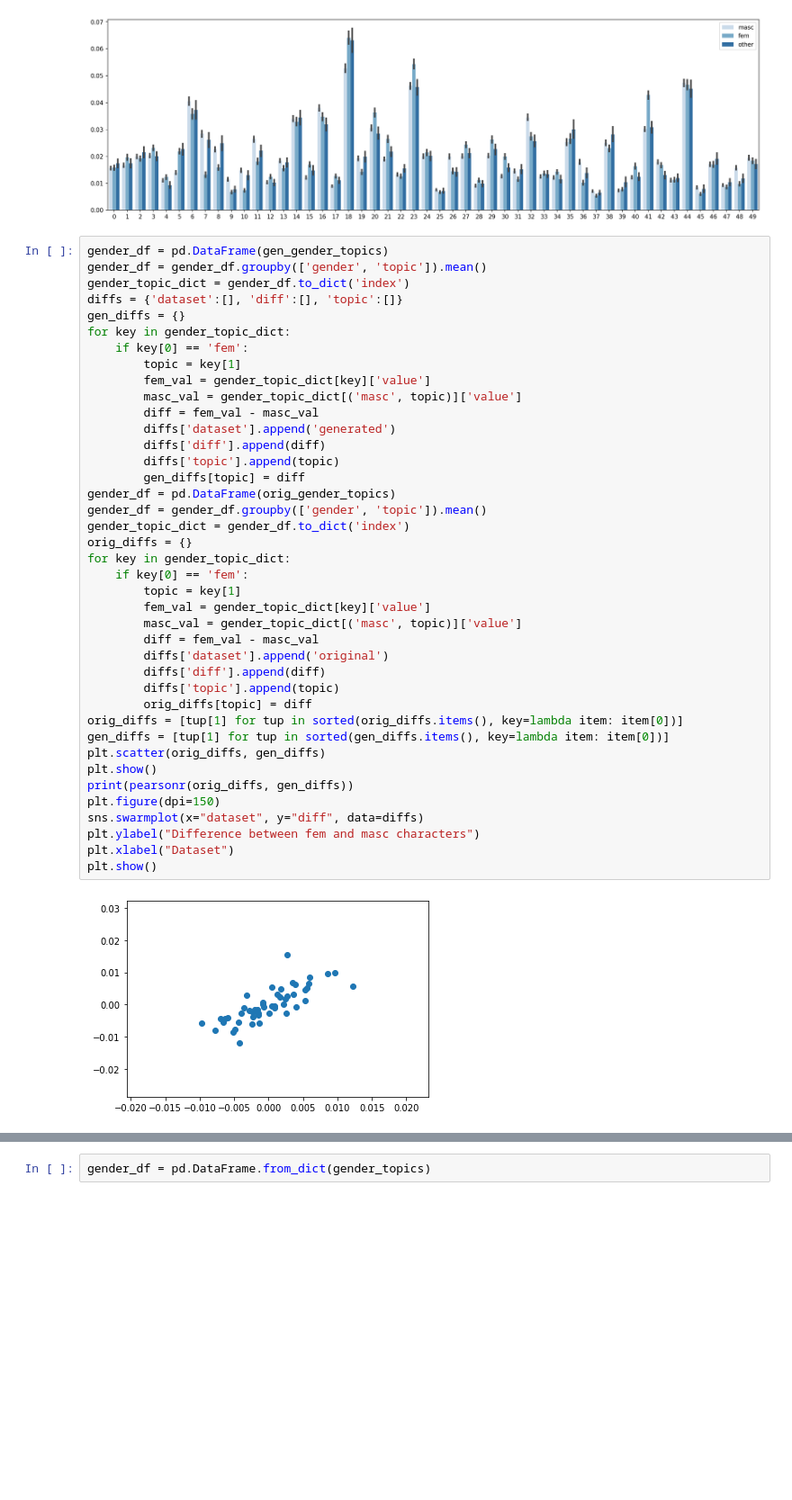
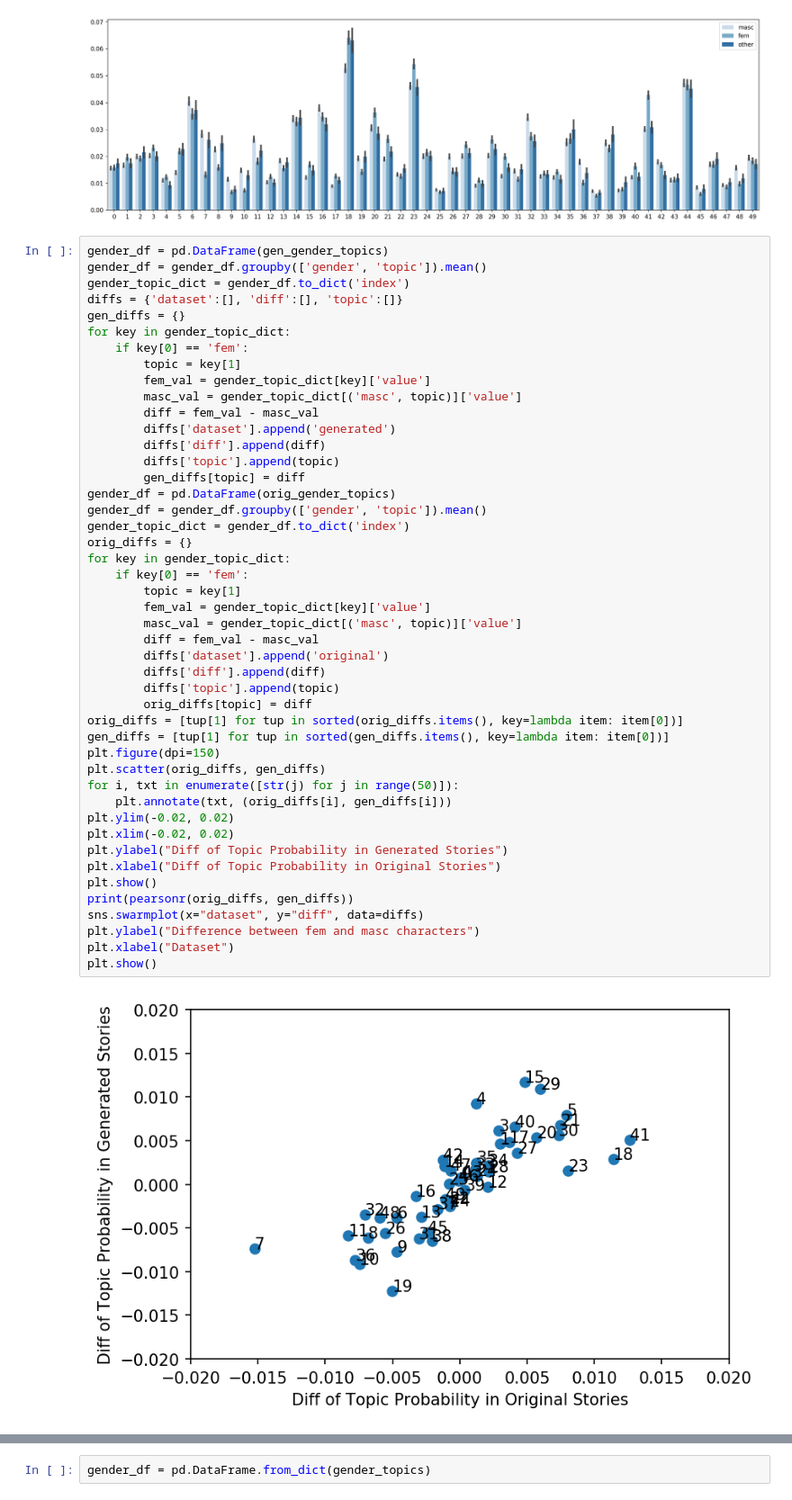
Before and after one commit to lucy3/gpt3_gender, a Jupyter notebook: code/character_viz.ipynb, the cells around one changed output, grey strips where cells are left out. Shown at 90% size. Cells and saved outputs as stored; diff of their text form; blank space fills up the shorter version.

```diff
--- a/code/character_viz.ipynb
+++ b/code/character_viz.ipynb
@@ -191,32 +192,38 @@ for key in gender_topic_dict:
         masc_val = gender_topic_dict[('masc', topic)]['value']
         diff = fem_val - masc_val
         diffs['dataset'].append('generated')
         diffs['diff'].append(diff)
         diffs['topic'].append(topic)
         gen_diffs[topic] = diff
 gender_df = pd.DataFrame(orig_gender_topics)
 gender_df = gender_df.groupby(['gender', 'topic']).mean()
 gender_topic_dict = gender_df.to_dict('index')
 orig_diffs = {}
 for key in gender_topic_dict:
     if key[0] == 'fem':
         topic = key[1]
         fem_val = gender_topic_dict[key]['value']
         masc_val = gender_topic_dict[('masc', topic)]['value']
         diff = fem_val - masc_val
         diffs['dataset'].append('original')
         diffs['diff'].append(diff)
         diffs['topic'].append(topic)
         orig_diffs[topic] = diff
 orig_diffs = [tup[1] for tup in sorted(orig_diffs.items(), key=lambda item: item[0])]
 gen_diffs = [tup[1] for tup in sorted(gen_diffs.items(), key=lambda item: item[0])]
+plt.figure(dpi=150)
 plt.scatter(orig_diffs, gen_diffs)
+for i, txt in enumerate([str(j) for j in range(50)]):
+    plt.annotate(txt, (orig_diffs[i], gen_diffs[i]))
+plt.ylim(-0.02, 0.02)
+plt.xlim(-0.02, 0.02)
+plt.ylabel("Diff of Topic Probability in Generated Stories")
+plt.xlabel("Diff of Topic Probability in Original Stories")
 plt.show()
 print(pearsonr(orig_diffs, gen_diffs))
-plt.figure(dpi=150)
 sns.swarmplot(x="dataset", y="diff", data=diffs)
 plt.ylabel("Difference between fem and masc characters")
 plt.xlabel("Dataset")
 plt.show()
 # %% [output]
-[figure, old version]
+[figure, new version]
```
Also changed, not shown: parts of 4 cells of this notebook, 5 other files.
